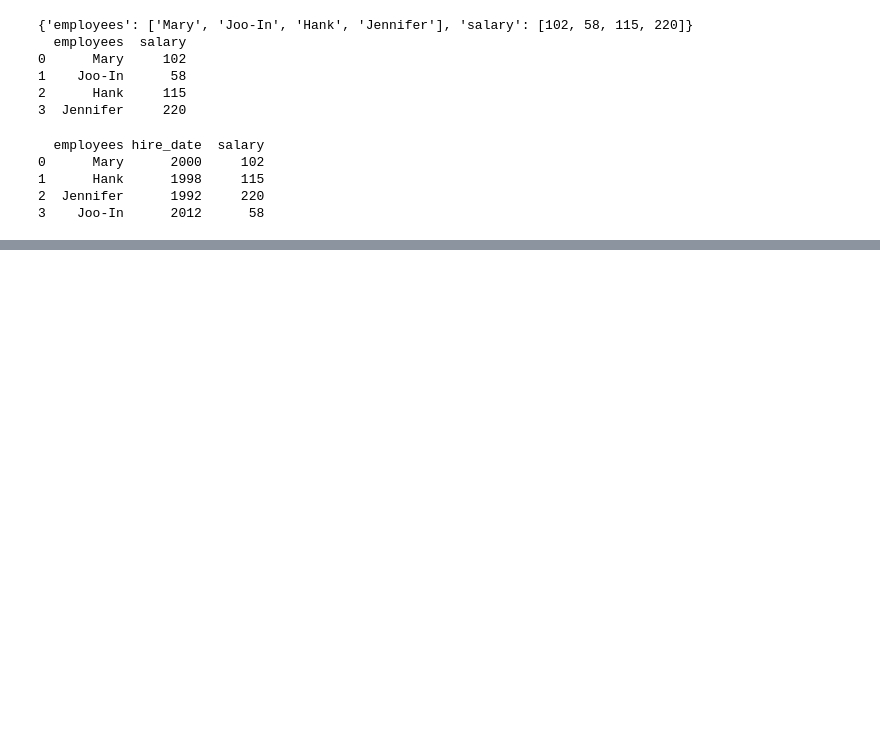
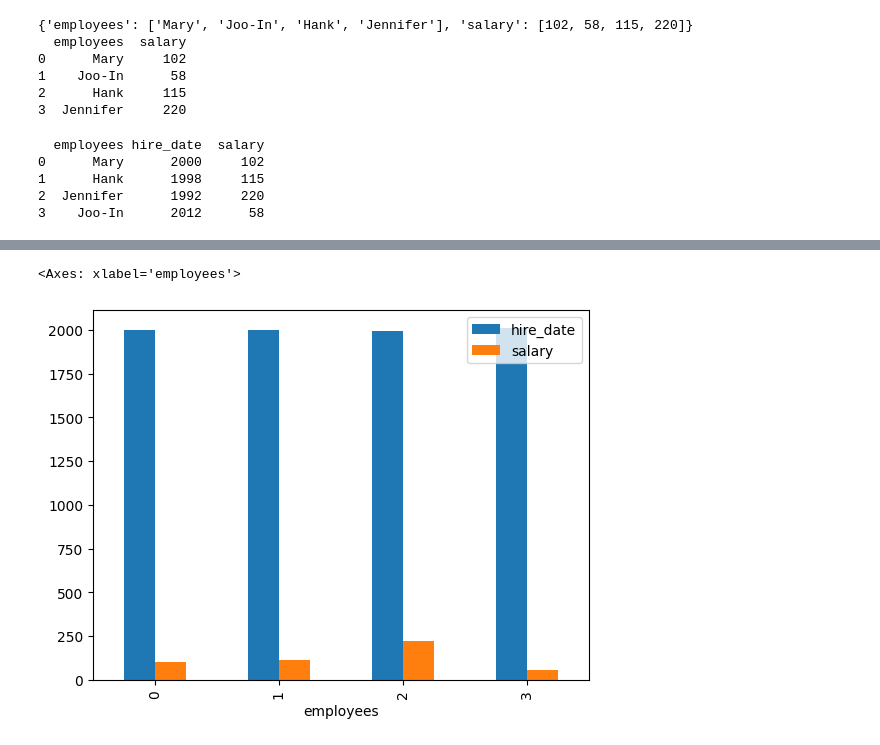
Before and after one commit to JennEYoon/code24, a Jupyter notebook: pandas/pandas_to_excel.ipynb, the cells around one changed output, grey strips where cells are left out. Drawn from its saved outputs; the diff is of its cells as text; code cells hidden in the pictures; blank space fills up the shorter version.

```diff
--- a/pandas/pandas_to_excel.ipynb
+++ b/pandas/pandas_to_excel.ipynb
@@ -41,0 +52,3 @@ print(df3.head())
+# %%
+df4 = pd.read_excel('employees2.xlsx', sheet_name='combined', index_col=0)
+df4
@@ -41,0 +61,5 @@ print(df3.head())
+# %%
+df4.plot(kind='bar', xlabel='employees')
+# %% [output]
+<Axes: xlabel='employees'>
+[figure, added]
```
Also changed, not shown: parts of 7 cells of this notebook.
